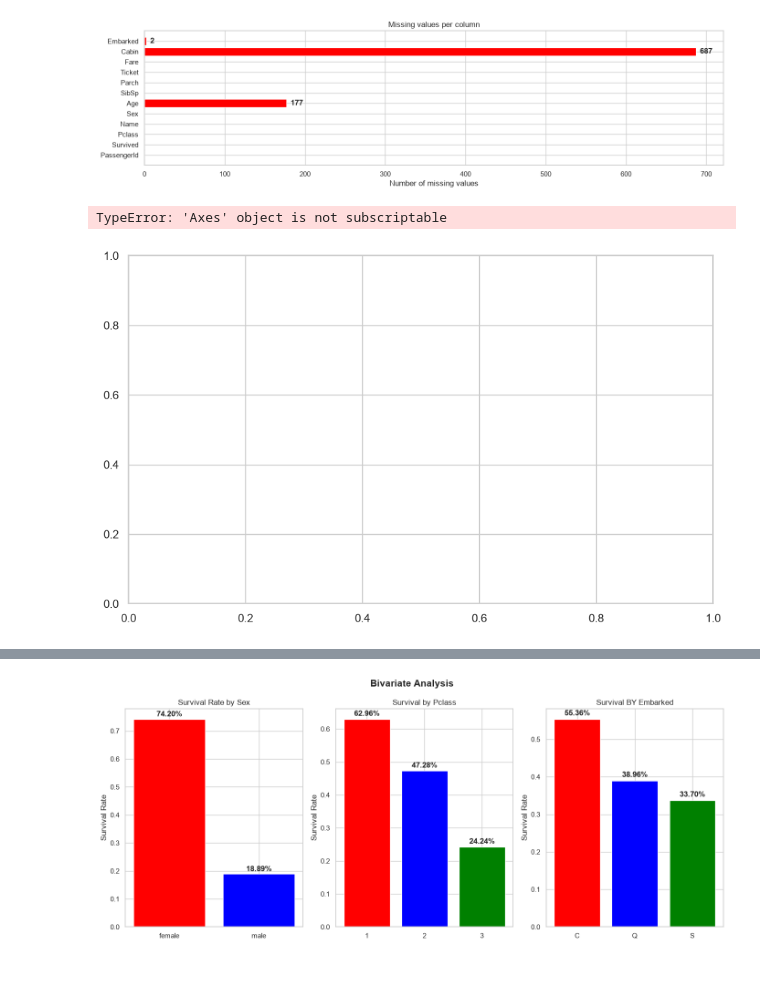
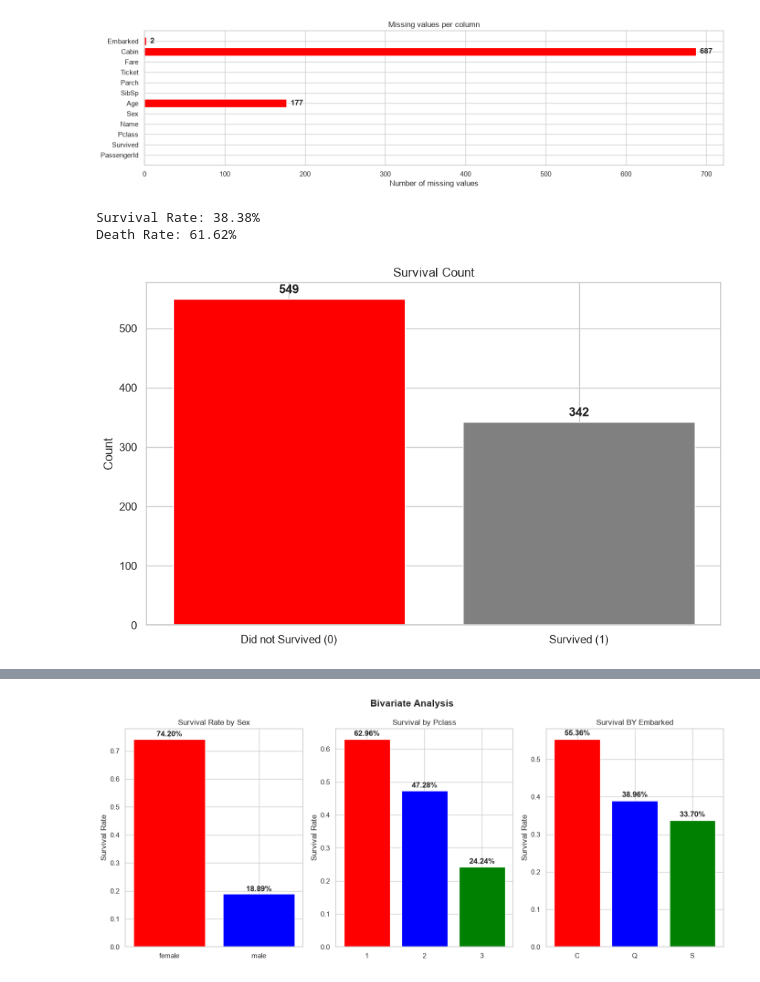
Before and after one commit to MrigeshLakhanpal/Titanic-Survival-Prediction, a Jupyter notebook: notebooks/EDA.ipynb, the cells around one changed output, grey strips where cells are left out. Saved outputs shown, nothing was run; the diff lists cells and outputs as text; code cells hidden in the pictures.

```diff
--- a/notebooks/EDA.ipynb
+++ b/notebooks/EDA.ipynb
@@ -132,26 +132,27 @@ plt.show()
 # %%
 # Target Variable Analysis
 fig, ax = plt.subplots(figsize=(10,6))
 
 survived_counts = df['Survived'].value_counts()
-ax[0].bar(["Did not Survived (0)", "Survived (1)"], survived_counts.values , color=["red", "gray"])
-ax[0].set_title("Survival Count")
-ax[0].set_ylabel("Count")
+ax.bar(["Did not Survived (0)", "Survived (1)"], survived_counts.values , color=["red", "gray"])
+ax.set_title("Survival Count")
+ax.set_ylabel("Count")
 
 for i, v in enumerate(survived_counts.values):
-    ax[0].text(
+    ax.text(
         i,
         v + 10,
         str(v),
         ha="center",
         fontweight="bold"
     )
 
 print(f"\nSurvival Rate: {df['Survived'].mean():.2%}")
 print(f"Death Rate: {1 - df['Survived'].mean():.2%}")
 # %% [output]
-TypeError: 'Axes' object is not subscriptable
+Survival Rate: 38.38%
+Death Rate: 61.62%
-[figure, old version]
+[figure, new version]
 # %%
 #Univariate Analysis
 numerical_cols = ["Age", "SibSp", "Fare","Parch"]
```
Also changed, not shown: parts of 3 cells of this notebook.
